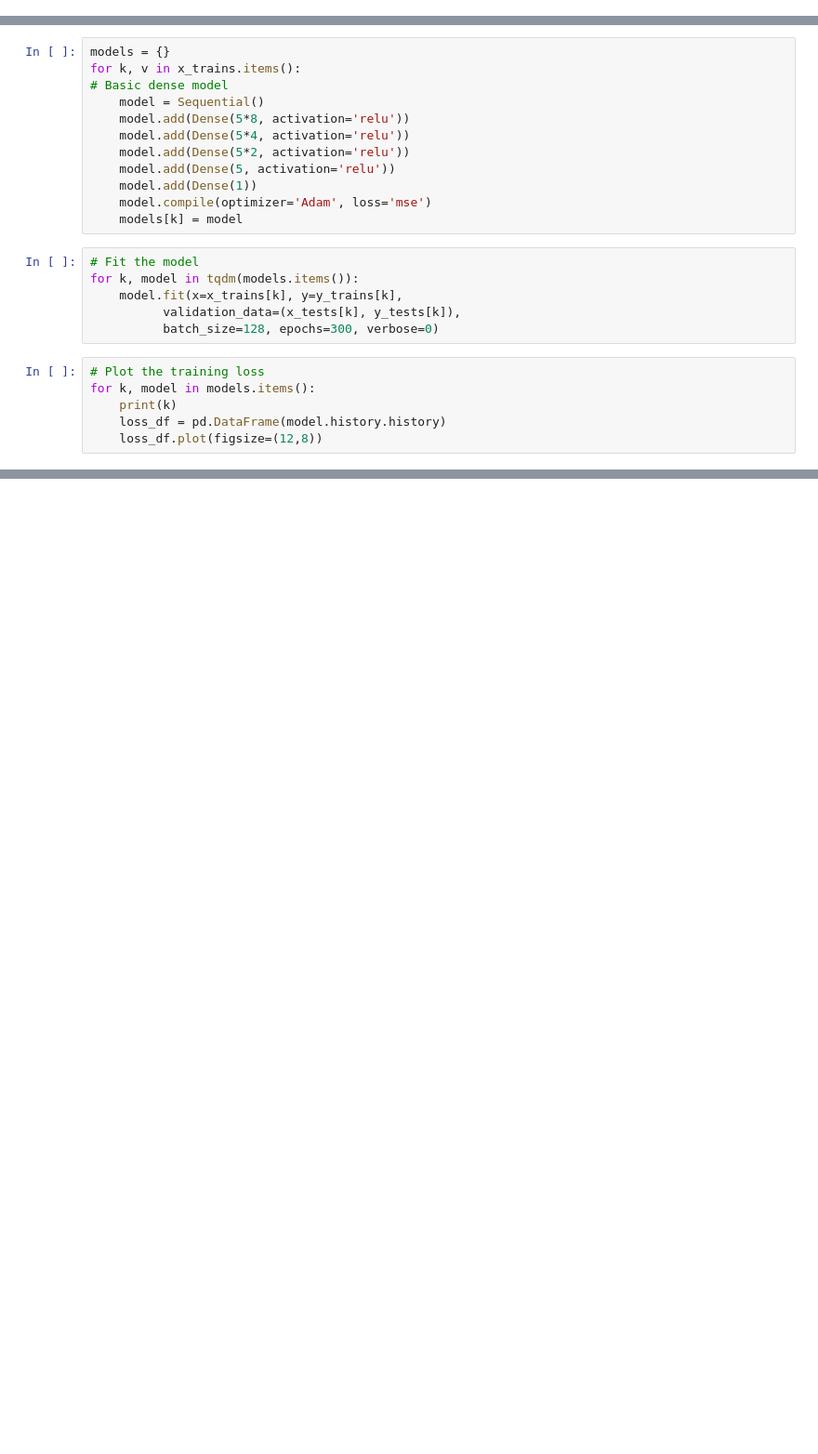
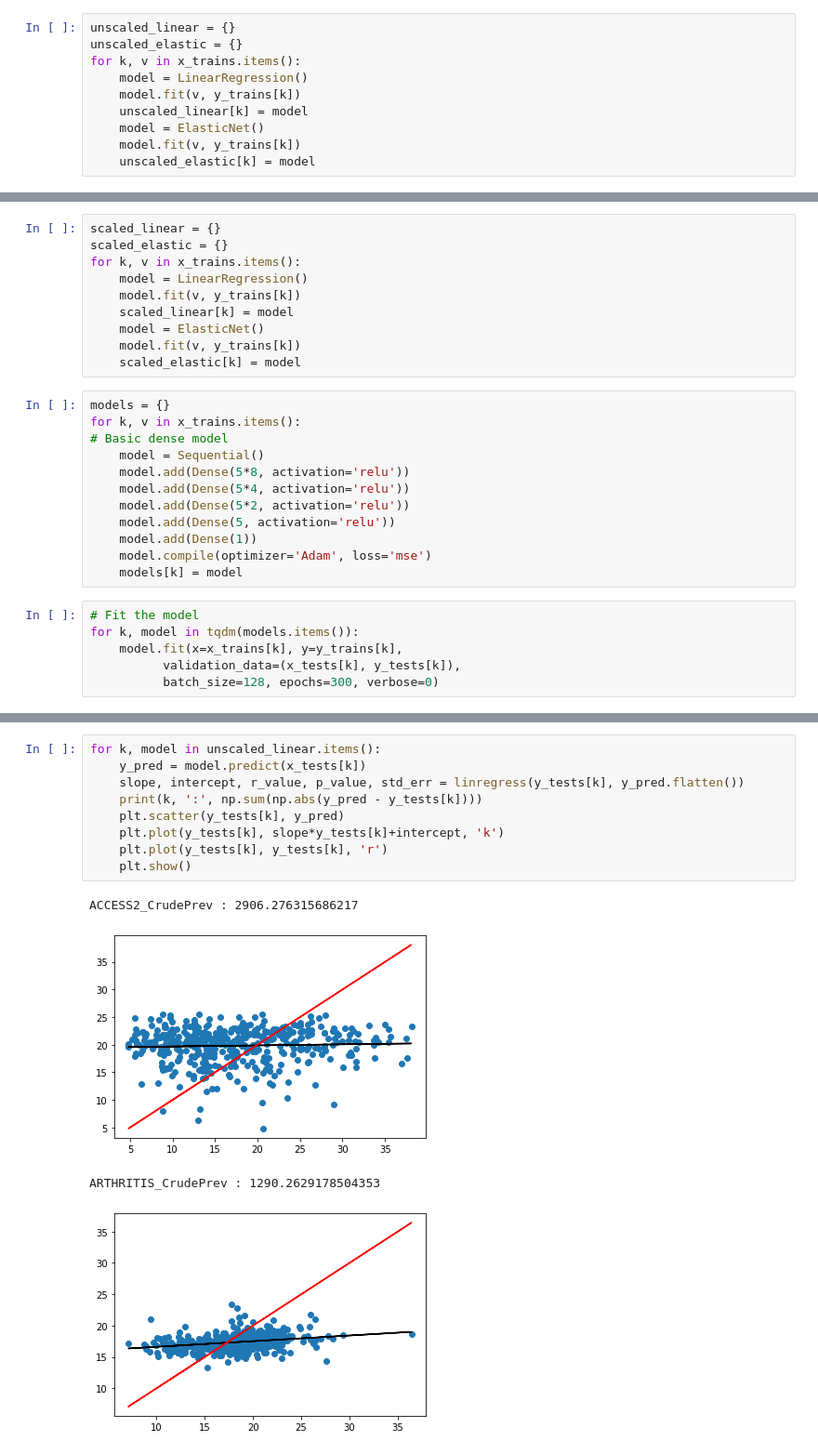
Before and after one commit to williamdwatson/cse6242_group_project, a Jupyter notebook: notebooks/cse6242_nn.ipynb, the cells around one changed output, grey strips where cells are left out. Shown at 93% size. Drawn from its saved outputs; the diff is of its cells as text; blank space fills up the shorter version.

Commit message:
Add other regressions for comparison to NN

```diff
--- a/notebooks/cse6242_nn.ipynb
+++ b/notebooks/cse6242_nn.ipynb
@@ -65,12 +66,32 @@ for k, v in ys.items():
     y_trains[k] = y_train
     x_tests[k] = x_test
     y_tests[k] = y_test
+# %%
+unscaled_linear = {}
+unscaled_elastic = {}
+for k, v in x_trains.items():
+    model = LinearRegression()
+    model.fit(v, y_trains[k])
+    unscaled_linear[k] = model
+    model = ElasticNet()
+    model.fit(v, y_trains[k])
+    unscaled_elastic[k] = model
 # %%
 # Scale the data
 for k, v in x_trains.items():
     s_scaler = StandardScaler()
     x_trains[k] = s_scaler.fit_transform(v.astype(float))
     x_tests[k] = s_scaler.transform(x_tests[k].astype(float))
+# %%
+scaled_linear = {}
+scaled_elastic = {}
+for k, v in x_trains.items():
+    model = LinearRegression()
+    model.fit(v, y_trains[k])
+    scaled_linear[k] = model
+    model = ElasticNet()
+    model.fit(v, y_trains[k])
+    scaled_elastic[k] = model
 # %%
 models = {}
 for k, v in x_trains.items():
@@ -89,9 +110,3 @@ for k, model in tqdm(models.items()):
     model.fit(x=x_trains[k], y=y_trains[k],
           validation_data=(x_tests[k], y_tests[k]),
           batch_size=128, epochs=300, verbose=0)
-# %%
-# Plot the training loss
-for k, model in models.items():
-    print(k)
-    loss_df = pd.DataFrame(model.history.history)
-    loss_df.plot(figsize=(12,8))
@@ -131,0 +113,14 @@ TEETHLOST_CrudePrev
+# %%
+for k, model in unscaled_linear.items():
+    y_pred = model.predict(x_tests[k])
+    slope, intercept, r_value, p_value, std_err = linregress(y_tests[k], y_pred.flatten())
+    print(k, ':', np.sum(np.abs(y_pred - y_tests[k])))
+    plt.scatter(y_tests[k], y_pred)
+    plt.plot(y_tests[k], slope*y_tests[k]+intercept, 'k')
+    plt.plot(y_tests[k], y_tests[k], 'r')
+    plt.show()
+# %% [output]
+ACCESS2_CrudePrev : 2906.276315686217
+[figure, added]
+ARTHRITIS_CrudePrev : 1290.2629178504353
+[figure, added]
```
Also changed, not shown: parts of 7 cells of this notebook.
